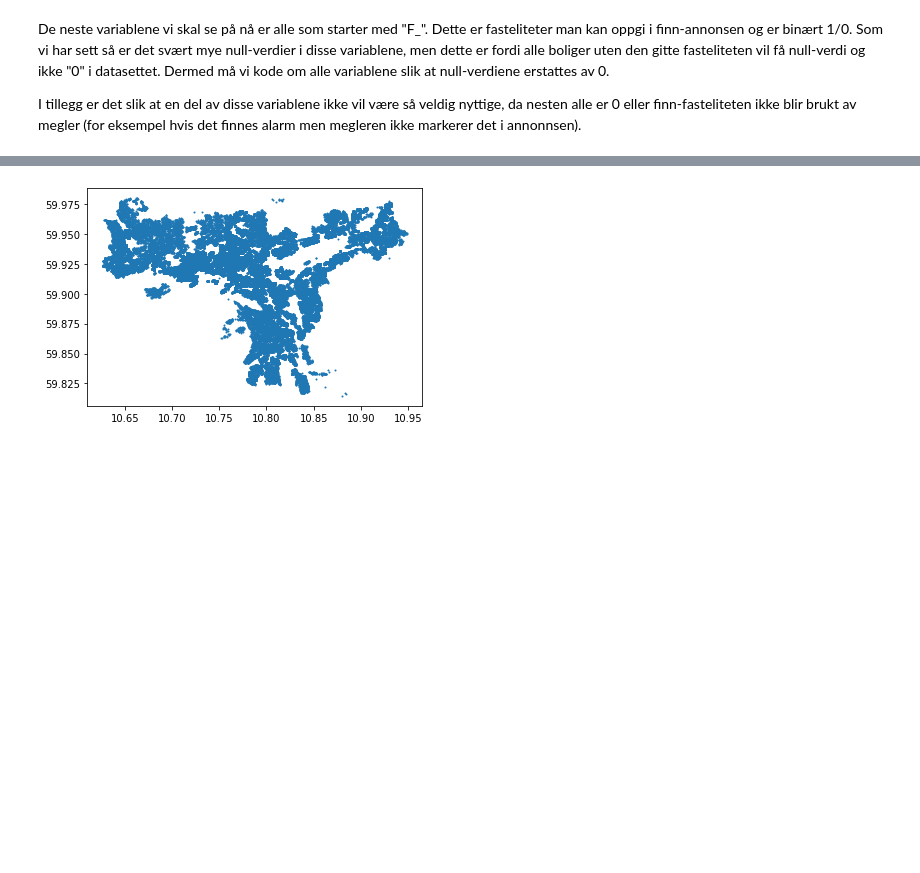
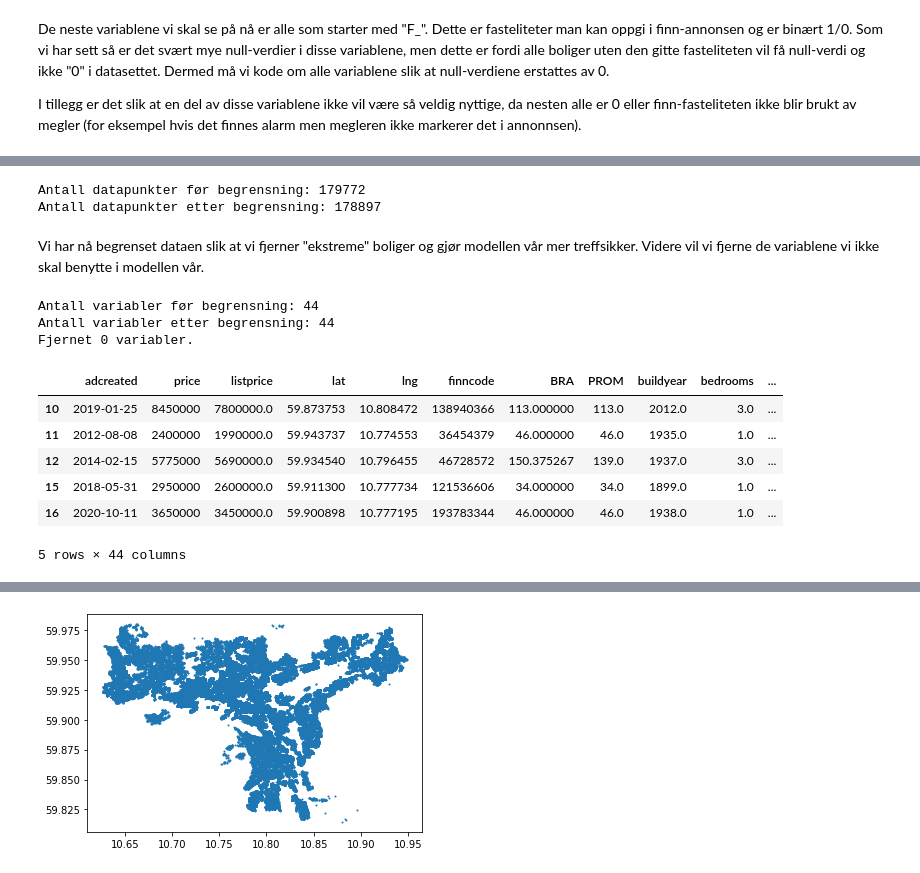
Before and after one commit to smmogen/BOABachelor, a Jupyter notebook: Jupyter/Eiendomsdata.ipynb, the cells around one changed output, grey strips where cells are left out. Drawn from its saved outputs; the diff is of its cells as text; code cells hidden in the pictures; blank space fills up the shorter version.

```diff
--- a/Jupyter/Eiendomsdata.ipynb
+++ b/Jupyter/Eiendomsdata.ipynb
@@ -149,8 +152,9 @@ df.drop(df[(df['BRA'] > 500) & (df['price'] < 10000000)].index, inplace = True)
 df.drop(df[(df['BRA'] > 350) & (df['housingtype'] == 'Leilighet') & (df['price'] < 10000000)].index, inplace = True)
 #Fjerner alle boliger med BRA > 1000
 df.drop(df[df['BRA'] > 1000].index, inplace = True)
-#Fjerner alle boliger med BRA < 10
+#Fjerner alle boliger med BRA < 10 og PROM <10
 df.drop(df[df['BRA'] < 10].index, inplace = True)
+df.drop(df[df['PROM'] < 10].index, inplace = True)
 # %%
 #Printer histogram over fordelingen
 df['BRA'].hist(bins=50, figsize=(16,5))
@@ -249,7 +253,8 @@ For soverom så har vi 9 279 null-verdier. Dette er relativt høyt, men det er n
 #Fjerner soverom > 15
 df.drop(df[df['bedrooms'] >15].index, inplace = True)
 
-#Erstatter null-verdier med gjennomsnitt
+#Erstatter null-verdier med gjennomsnitt og lager dummy-variabel ved null-verdi
+df['bedrooms_NA'] = (df['bedrooms'].isna()).astype(int)
 df['bedrooms'].fillna(df['bedrooms'].mean(), inplace=True)
 
 #Fjerner "rooms"-variabelen
@@ -376,0 +377,54 @@ print(type(df.iloc[1]['adcreated']))
+# %%
+#Genererer måned-variabel ut fra "adcreated"
+df['måned_annonse'] = df['adcreated'].str[5:7].astype(int)
+
+#Genererer kvadratmeterpris ut fra PROM og prisantydning
+df['kvm_prisantydning'] = (df['listprice']/df['PROM']).round(2)
+# %%
+#Lager en kopi av dataen
+df_copy = df.copy()
+
+print(f"Antall datapunkter før begrensning: {len(df)}")
+
+#Begrenser byggeår til minimum 1850
+df.drop(df[df['buildyear'] < 1850].index, inplace = True)
+#Begrenser PROM for leiligheter til maximum 250
+df.drop(df[(df['BRA'] > 250) & (df['housingtype'] == 'Leilighet')].index, inplace = True)
+#Begrenser PROM for enebolig, rekkehus og tomannsbolig til maximum 400
+df.drop(df[df['BRA'] > 400].index, inplace = True)
+#Begrenser pris til å være maksimum 20 millioner
+df.drop(df[df['listprice'] > 20000000].index, inplace = True)
+
+print(f"Antall datapunkter etter begrensning: {len(df)}")
+# %% [output]
+Antall datapunkter før begrensning: 179772
+Antall datapunkter etter begrensning: 178897
+# %% [markdown]
+Vi har nå begrenset dataen slik at vi fjerner "ekstreme" boliger og gjør modellen vår mer treffsikker. Videre vil vi fjerne de variablene vi ikke skal benytte i modellen vår.
+# %%
+variabler = ['adcreated', 'price', 'listprice', 'lat', 'lng', 'finncode', 'BRA', 'PROM', 'buildyear',
+'bedrooms', 'WC', 'elevator', 'floor', 'housingtype', 'commondebt', 'commoncosts', 'F_BalkongTerrasse',
+'F_Barnevennlig', 'F_Bredbåndstilknytning', 'F_Fellesvaskeri', 'F_GarasjeP-plass', 'F_Ingen gjenboere',
+'F_Lademulighet', 'F_Livsløpsstandard', 'F_Moderne', 'F_Offentlig vannkloakk', 'F_Parkett', 'F_PeisIldsted',
+'F_Rolig', 'F_Sentralt', 'F_Utsikt', 'F_Vaktmester-vektertjeneste', 'F_Turterreng', 'postcode', 'Parking',
+'price_inc_debt', 'area_id', 'latlng_NA', 'bedrooms_NA', 'floor_NA',
+'commondebt_NA', 'commoncosts_NA', 'måned_annonse', 'kvm_prisantydning']
+
+#Printer litt statistikk:
+var_før_begrensning = len(df.columns)
+df = df[variabler]
+var_etter_begrensning = len(df.columns)
+print(f"Antall variabler før begrensning: {var_før_begrensning}\nAntall variabler etter begrensning: {var_etter_begrensning}\nFjernet {var_før_begrensning-var_etter_begrensning} variabler.")
+
+df.head()
+# %% [output]
+Antall variabler før begrensning: 44
+Antall variabler etter begrensning: 44
+Fjernet 0 variabler.
+|  | adcreated | price | listprice | lat | lng | finncode | BRA | PROM | buildyear | bedrooms | ... |
+| 10 | 2019-01-25 | 8450000 | 7800000.0 | 59.873753 | 10.808472 | 138940366 | 113.000000 | 113.0 | 2012.0 | 3.0 | ... |
+| 11 | 2012-08-08 | 2400000 | 1990000.0 | 59.943737 | 10.774553 | 36454379 | 46.000000 | 46.0 | 1935.0 | 1.0 | ... |
+| 12 | 2014-02-15 | 5775000 | 5690000.0 | 59.934540 | 10.796455 | 46728572 | 150.375267 | 139.0 | 1937.0 | 3.0 | ... |
+| 15 | 2018-05-31 | 2950000 | 2600000.0 | 59.911300 | 10.777734 | 121536606 | 34.000000 | 34.0 | 1899.0 | 1.0 | ... |
+| 16 | 2020-10-11 | 3650000 | 3450000.0 | 59.900898 | 10.777195 | 193783344 | 46.000000 | 46.0 | 1938.0 | 1.0 | ... |
+5 rows × 44 columns
```
Also changed, not shown: parts of 14 cells of this notebook.
